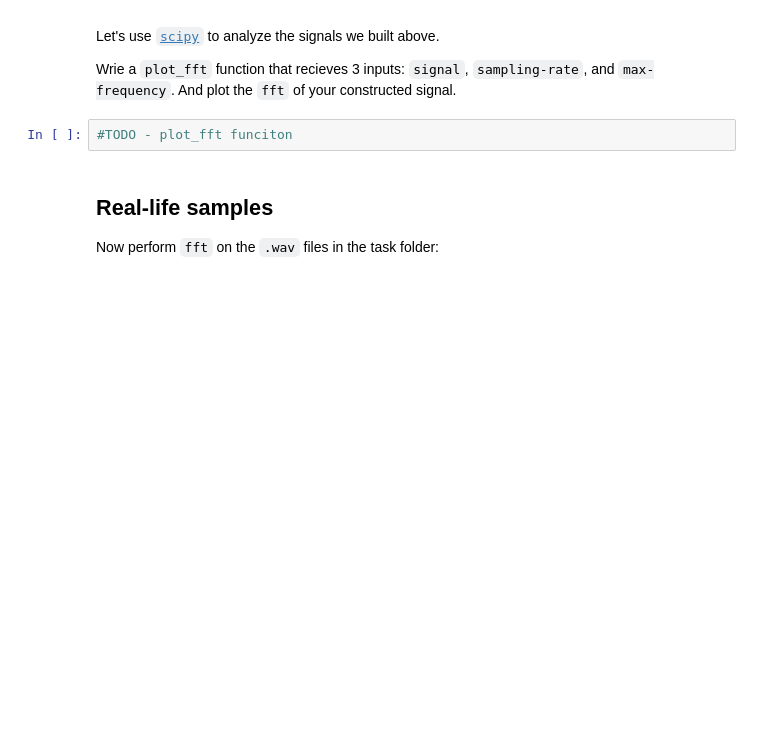
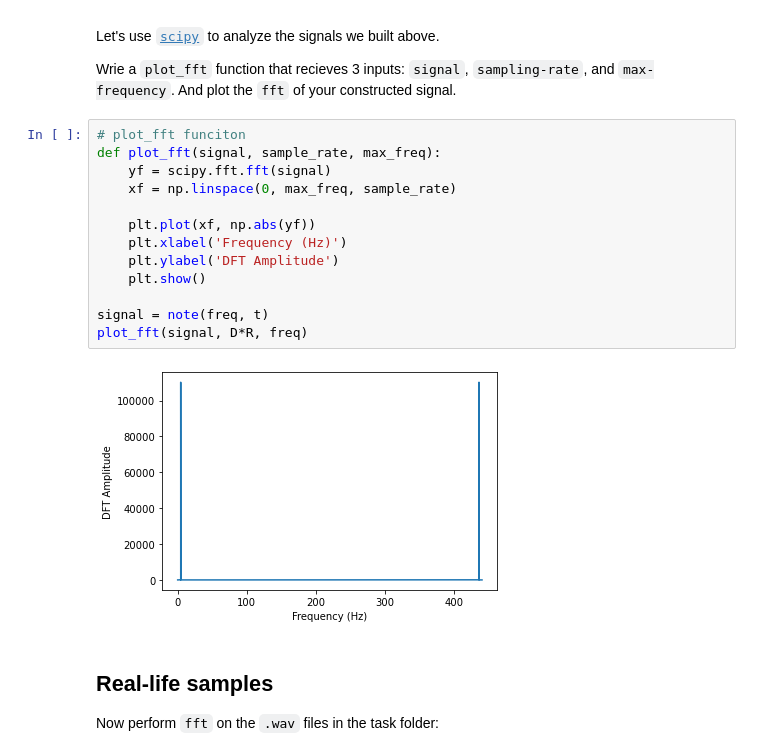
Before and after one commit to IXP-Team/Interview_tasks, a Jupyter notebook: AudioTask/audio_processing_test.ipynb, the cells around one changed output. Drawn from its saved outputs; the diff is of its cells as text; blank space fills up the shorter version.

```diff
--- a/AudioTask/audio_processing_test.ipynb
+++ b/AudioTask/audio_processing_test.ipynb
@@ -74,8 +106,21 @@ Use [`Audio`](https://ipython.org/ipython-doc/3/api/generated/IPython.display.ht
 Let's use [`scipy`](https://docs.scipy.org/doc/scipy/reference/tutorial/fft.html) to analyze the signals we built above.
 
 Wrie a `plot_fft` function that recieves 3 inputs: `signal`, `sampling-rate`, and `max-frequency`. And plot the `fft` of your constructed signal.
-# %%
-#TODO - plot_fft funciton
+# %%
+# plot_fft funciton
+def plot_fft(signal, sample_rate, max_freq):
+    yf = scipy.fft.fft(signal)
+    xf = np.linspace(0, max_freq, sample_rate)
+
+    plt.plot(xf, np.abs(yf))
+    plt.xlabel('Frequency (Hz)')
+    plt.ylabel('DFT Amplitude')
+    plt.show()
+
+signal = note(freq, t)
+plot_fft(signal, D*R, freq)
+# %% [output]
+[figure, added]
 # %% [markdown]
 ## Real-life samples
 
```
Also changed, not shown: parts of 23 cells of this notebook, 6 other files.
